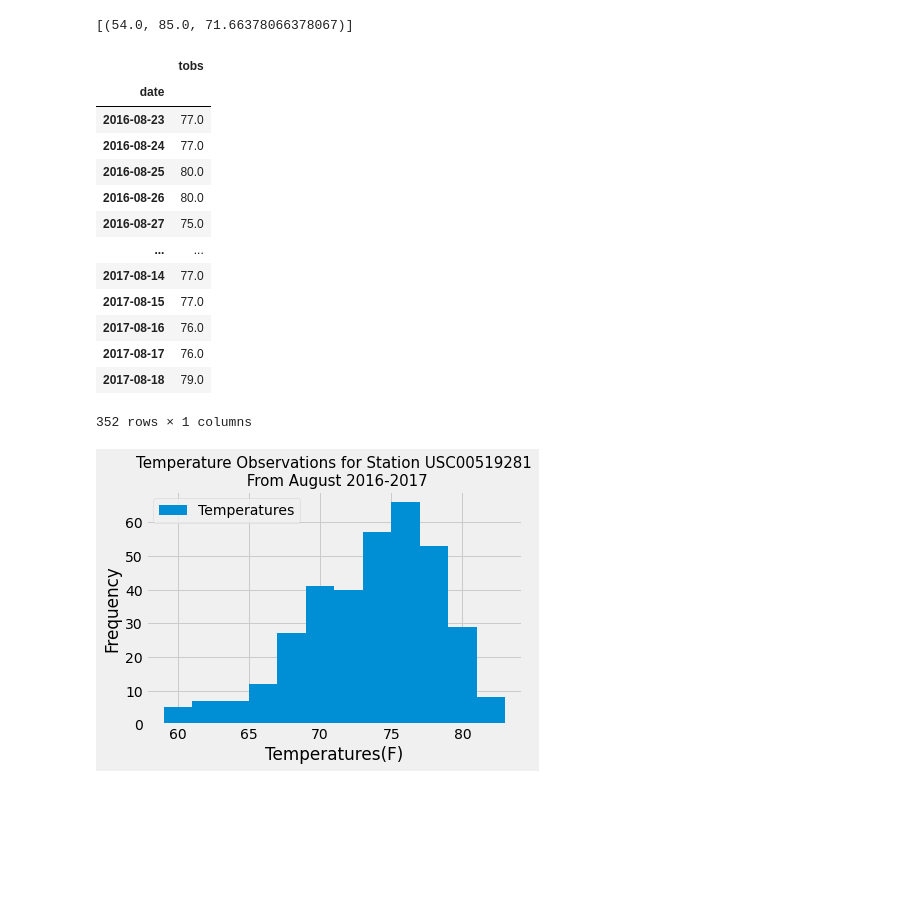
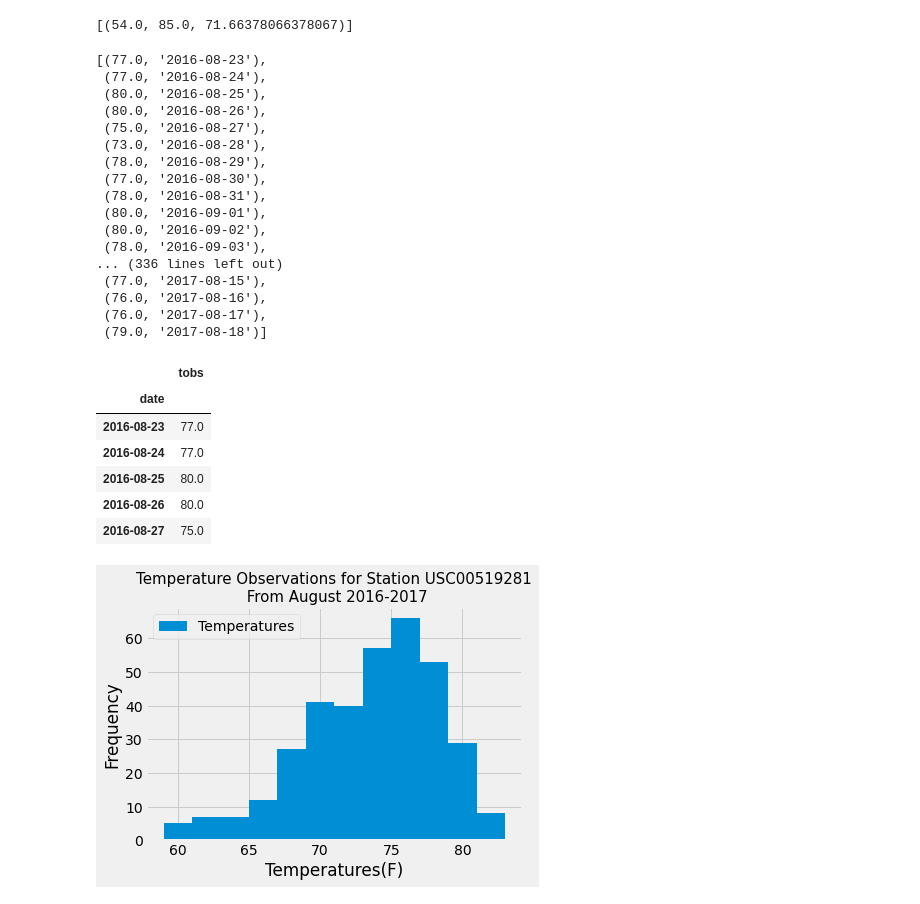
Before and after one commit to aspivak5/sqlalchemy-challenge, a Jupyter notebook: climate_starter.ipynb, the cells around one changed output. Cells and saved outputs as stored; diff of their text form; code cells hidden in the pictures; blank space fills up the shorter version.

```diff
--- a/climate_starter.ipynb
+++ b/climate_starter.ipynb
@@ -193,26 +207,38 @@ active_station_temp
 station_temp_ob = session.query(Measurement.station,func.count(Measurement.tobs)).group_by(Measurement.station).order_by(func.count(Measurement.tobs).desc()).first()
 station_temp_ob
 # Query the last 12 months of temperature observation data for this station and plot the results as a histogram
-temp_ob = session.query(Measurement.tobs,Measurement.date).filter(Measurement.station =="USC00519281").filter(Measurement.date >= year_ago).all()
+temp_ob = session.query(Measurement.tobs,Measurement.date).filter(Measurement.station =="USC00519281").filter(func.strftime('%Y-%m-%d',Measurement.date) >= year_ago).all()
 temp_ob
-temp_df = pd.DataFrame(temp_ob)
-temp_df.set_index("date",inplace=True)
-temp_df
 # %% [output]
-|  | tobs |
-| date |  |
-| 2016-08-23 | 77.0 |
-| 2016-08-24 | 77.0 |
-| 2016-08-25 | 80.0 |
-| 2016-08-26 | 80.0 |
-| 2016-08-27 | 75.0 |
-| ... | ... |
-| 2017-08-14 | 77.0 |
-| 2017-08-15 | 77.0 |
-| 2017-08-16 | 76.0 |
-| 2017-08-17 | 76.0 |
-| 2017-08-18 | 79.0 |
-352 rows × 1 columns
+[(77.0, '2016-08-23'),
+ (77.0, '2016-08-24'),
+ (80.0, '2016-08-25'),
+ (80.0, '2016-08-26'),
+ (75.0, '2016-08-27'),
+ (73.0, '2016-08-28'),
+ (78.0, '2016-08-29'),
+ (77.0, '2016-08-30'),
+ (78.0, '2016-08-31'),
+ (80.0, '2016-09-01'),
+ (80.0, '2016-09-02'),
+ (78.0, '2016-09-03'),
+... (336 lines left out)
+ (77.0, '2017-08-15'),
+ (76.0, '2017-08-16'),
+ (76.0, '2017-08-17'),
+ (79.0, '2017-08-18')]
+# %%
+temp_df = pd.DataFrame(temp_ob,columns=["tobs","date"])
+temp_df.set_index("date",inplace=True)
+temp_df.head()
+# %% [output]
+|  | tobs |
+| date |  |
+| 2016-08-23 | 77.0 |
+| 2016-08-24 | 77.0 |
+| 2016-08-25 | 80.0 |
+| 2016-08-26 | 80.0 |
+| 2016-08-27 | 75.0 |
 # %%
 plt.hist(temp_df["tobs"], bins=12, label = "Temperatures")
 plt.xlabel("Temperatures(F)")
```
Also changed, not shown: parts of 3 cells of this notebook.
